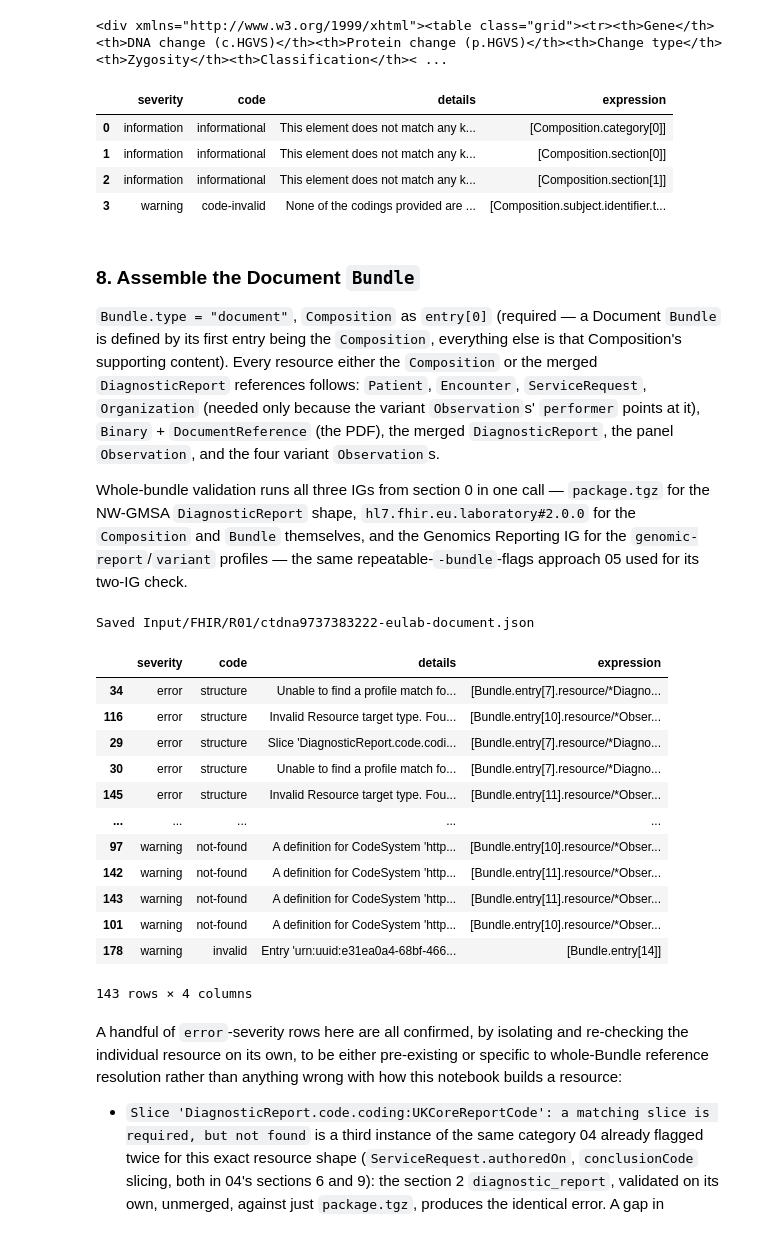
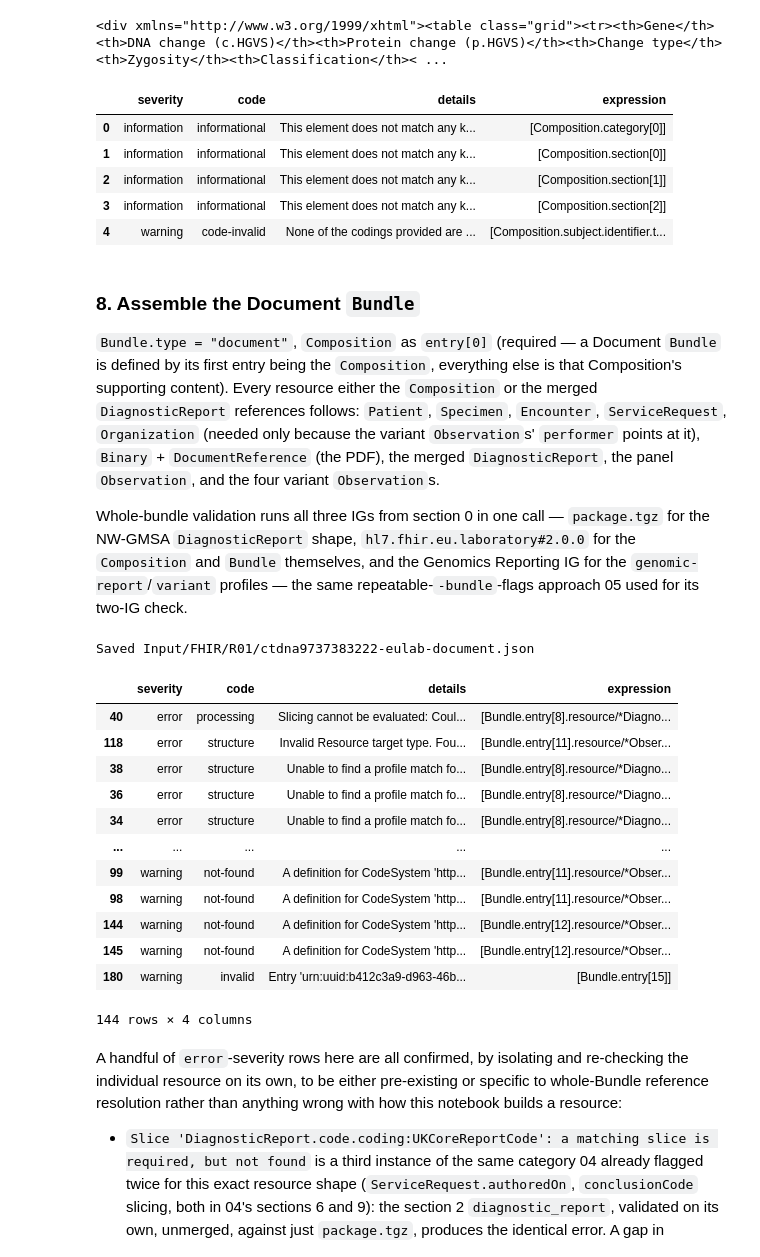
Before and after one commit to nw-gmsa/Testing, a Jupyter notebook: notebooks/06-eu-laboratory-report-fhir-document.ipynb, the cells around one changed output. Cells and saved outputs as stored; diff of their text form; code cells hidden in the pictures.

```diff
--- a/notebooks/06-eu-laboratory-report-fhir-document.ipynb
+++ b/notebooks/06-eu-laboratory-report-fhir-document.ipynb
@@ -420,6 +475,7 @@ diagnostic_report = {
                  "identifier": {"assigner": {"identifier": {"system": ODS_SYSTEM, "value": report_row["ordering_org_ods"]}},
                                 "type": {"coding": [{"system": V2_0203, "code": "PLAC"}]}, "value": report_row["placer_order_number"]}}],
     "result": [{"reference": panel_observation_fullurl, "type": "Observation", "display": "Variables that apply to the overall study"}],
+    "specimen": [{"reference": specimen_fullurl, "type": "Specimen"}],
     "resultsInterpreter": [{"display": f"{report_row['interpreter_given']} {report_row['interpreter_family']}"}],
     "performer": [{"display": GLH_NAME, "identifier": {"system": ODS_SYSTEM, "value": GLH_ODS}, "type": "Organization"}],
     "conclusionCode": [{"coding": [{"system": "https://fhir.nwgenomics.nhs.uk/CodeSystem/GenomicTestOutcomeCode",
@@ -772,8 +836,17 @@ laboratory_report_section_html = (
     "<div xmlns=\"http://www.w3.org/1999/xhtml\">"
     f"<p><b>{report_row['test_description']}</b> ({report_row['test_directory_code']}), "
     f"requested by {report_row['ordering_org_name']}.</p>"
+    f"<p>Placer order number: {report_row['placer_order_number']}. "
+    f"Filler order number: {report_row['filler_report_number']}.</p>"
     f"<p>Result: <b>{report_row['outcome_display']}</b>. "
     f"Reported by {GLH_NAME}, interpreted by {report_row['interpreter_given']} {report_row['interpreter_family']}.</p>"
+    "</div>"
+)
+
+specimen_section_html = (
+    "<div xmlns=\"http://www.w3.org/1999/xhtml\">"
+    f"<p><b>{specimen['type']['coding'][0]['display']}</b></p>"
+    f"<p>Received: {specimen['receivedTime']}</p>"
     "</div>"
 )
 
@@ -811,6 +884,12 @@ genomics_composition = {
             "entry": [{"reference": diagnostic_report_fullurl, "type": "DiagnosticReport"}],
         },
         {
+            "title": "Specimen",
+            "code": {"coding": [{"system": "http://snomed.info/sct", "code": "123038009", "display": "Specimen"}]},
+            "text": {"status": "generated", "div": specimen_section_html},
+            "entry": [{"reference": specimen_fullurl, "type": "Specimen"}],
+        },
+        {
             "title": "Genomic Findings",
             "code": {"coding": [{"system": "http://loinc.org", "code": "69548-6", "display": "Genetic variant assessment"}]},
             "text": {"status": "generated", "div": genomic_findings_section_html},
@@ -825,17 +904,18 @@ validate_resource(genomics_composition, [EU_LAB_IG], [COMPOSITION_EU_LAB_PROFILE
 | 0 | information | informational | This element does not match any k... | [Composition.category[0]] |
 | 1 | information | informational | This element does not match any k... | [Composition.section[0]] |
 | 2 | information | informational | This element does not match any k... | [Composition.section[1]] |
-| 3 | warning | code-invalid | None of the codings provided are ... | [Composition.subject.identifier.t... |
+| 3 | information | informational | This element does not match any k... | [Composition.section[2]] |
+| 4 | warning | code-invalid | None of the codings provided are ... | [Composition.subject.identifier.t... |
 # %% [markdown]
 ### 8. Assemble the Document `Bundle`
 
 `Bundle.type = "document"`, `Composition` as `entry[0]` (required — a Document `Bundle`
 is defined by its first entry being the `Composition`, everything else is that
 Composition's supporting content). Every resource either the `Composition` or the merged
-`DiagnosticReport` references follows: `Patient`, `Encounter`, `ServiceRequest`,
-`Organization` (needed only because the variant `Observation`s' `performer` points at
-it), `Binary` + `DocumentReference` (the PDF), the merged `DiagnosticReport`, the panel
-`Observation`, and the four variant `Observation`s.
+`DiagnosticReport` references follows: `Patient`, `Specimen`, `Encounter`,
+`ServiceRequest`, `Organization` (needed only because the variant `Observation`s'
+`performer` points at it), `Binary` + `DocumentReference` (the PDF), the merged
+`DiagnosticReport`, the panel `Observation`, and the four variant `Observation`s.
 
 Whole-bundle validation runs all three IGs from section 0 in one call — `package.tgz` for
 the NW-GMSA `DiagnosticReport` shape, `hl7.fhir.eu.laboratory#2.0.0` for the `Composition`
@@ -853,6 +933,7 @@ genomics_document_bundle = {
         [
             {"fullUrl": genomics_composition_fullurl, "resource": genomics_composition},
             {"fullUrl": patient_fullurl, "resource": patient},
+            {"fullUrl": specimen_fullurl, "resource": specimen},
             {"fullUrl": encounter_fullurl, "resource": encounter},
             {"fullUrl": service_request_fullurl, "resource": service_request},
             {"fullUrl": organization_fullurl, "resource": organization},
@@ -875,32 +956,34 @@ Saved Input/FHIR/R01/ctdna9737383222-eulab-document.json
 # %%
 genomics_outcome_path = Path("Results/FHIR/R01/" + genomics_document_filename + "-OperationOutcome.json")
 composition_index = entry_index(genomics_document_bundle, genomics_composition)
 diagnostic_report_index = entry_index(genomics_document_bundle, merged_diagnostic_report)
+specimen_index = entry_index(genomics_document_bundle, specimen)
 
 validate_bundle(
     "Input/FHIR/R01/" + genomics_document_filename,
     ["package.tgz", EU_LAB_IG, GENOMICS_REPORTING_IG],
     [
         (f"Composition:{composition_index}", COMPOSITION_EU_LAB_PROFILE),
         (f"DiagnosticReport:{diagnostic_report_index}", DIAGNOSTIC_REPORT_PROFILE),
         (f"DiagnosticReport:{diagnostic_report_index}", GENOMICS_REPORT_PROFILE),
+        (f"Specimen:{specimen_index}", SPECIMEN_PROFILE),
     ],
     genomics_outcome_path,
 )
 # %% [output]
 |  | severity | code | details | expression |
-| 34 | error | structure | Unable to find a profile match fo... | [Bundle.entry[7].resource/*Diagno... |
-| 116 | error | structure | Invalid Resource target type. Fou... | [Bundle.entry[10].resource/*Obser... |
-| 29 | error | structure | Slice 'DiagnosticReport.code.codi... | [Bundle.entry[7].resource/*Diagno... |
-| 30 | error | structure | Unable to find a profile match fo... | [Bundle.entry[7].resource/*Diagno... |
-| 145 | error | structure | Invalid Resource target type. Fou... | [Bundle.entry[11].resource/*Obser... |
+| 40 | error | processing | Slicing cannot be evaluated: Coul... | [Bundle.entry[8].resource/*Diagno... |
+| 118 | error | structure | Invalid Resource target type. Fou... | [Bundle.entry[11].resource/*Obser... |
+| 38 | error | structure | Unable to find a profile match fo... | [Bundle.entry[8].resource/*Diagno... |
+| 36 | error | structure | Unable to find a profile match fo... | [Bundle.entry[8].resource/*Diagno... |
+| 34 | error | structure | Unable to find a profile match fo... | [Bundle.entry[8].resource/*Diagno... |
 | ... | ... | ... | ... | ... |
-| 97 | warning | not-found | A definition for CodeSystem 'http... | [Bundle.entry[10].resource/*Obser... |
-| 142 | warning | not-found | A definition for CodeSystem 'http... | [Bundle.entry[11].resource/*Obser... |
-| 143 | warning | not-found | A definition for CodeSystem 'http... | [Bundle.entry[11].resource/*Obser... |
-| 101 | warning | not-found | A definition for CodeSystem 'http... | [Bundle.entry[10].resource/*Obser... |
-| 178 | warning | invalid | Entry 'urn:uuid:e31ea0a4-68bf-466... | [Bundle.entry[14]] |
+| 99 | warning | not-found | A definition for CodeSystem 'http... | [Bundle.entry[11].resource/*Obser... |
+| 98 | warning | not-found | A definition for CodeSystem 'http... | [Bundle.entry[11].resource/*Obser... |
+| 144 | warning | not-found | A definition for CodeSystem 'http... | [Bundle.entry[12].resource/*Obser... |
+| 145 | warning | not-found | A definition for CodeSystem 'http... | [Bundle.entry[12].resource/*Obser... |
+| 180 | warning | invalid | Entry 'urn:uuid:b412c3a9-d963-46b... | [Bundle.entry[15]] |
-143 rows × 4 columns
+144 rows × 4 columns
 # %% [markdown]
 A handful of `error`-severity rows here are all confirmed, by isolating and re-checking
 the individual resource on its own, to be either pre-existing or specific to whole-Bundle
```
Also changed, not shown: parts of 20 cells of this notebook, 6 other files.
